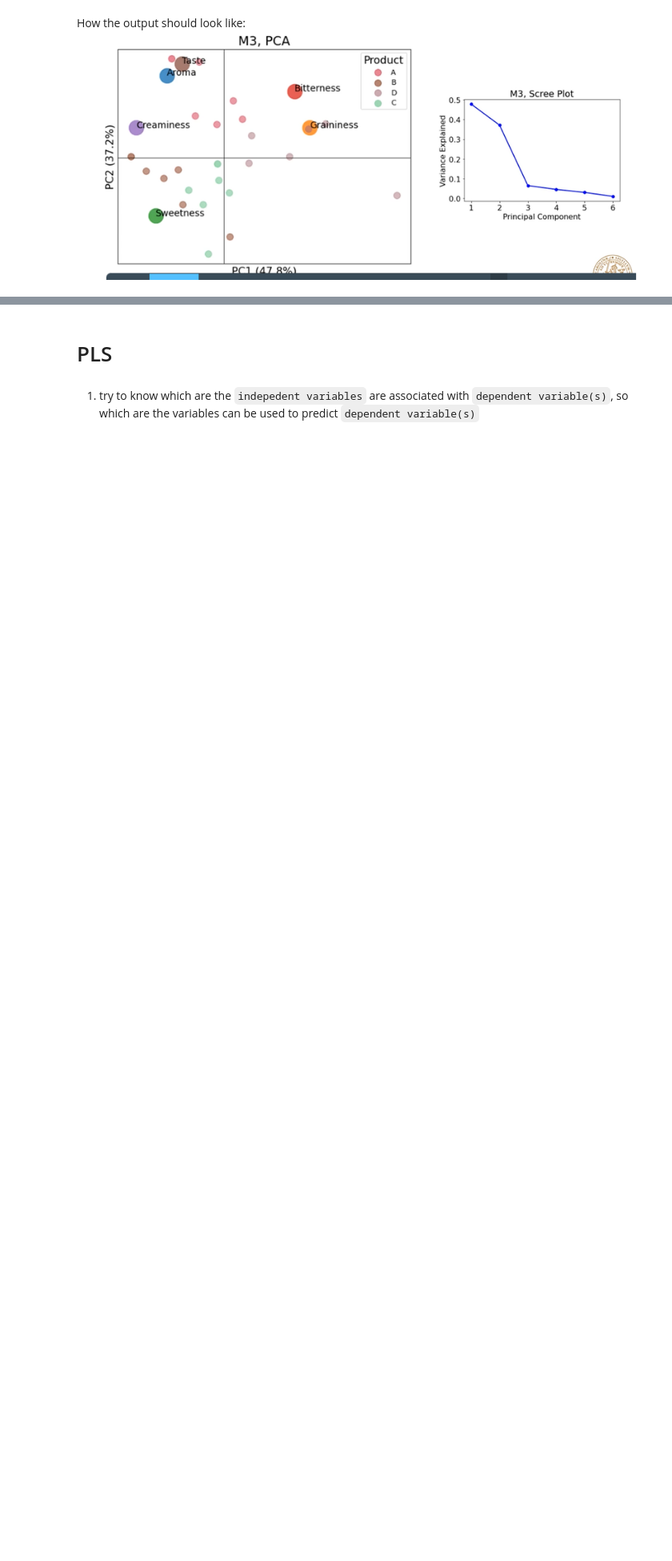
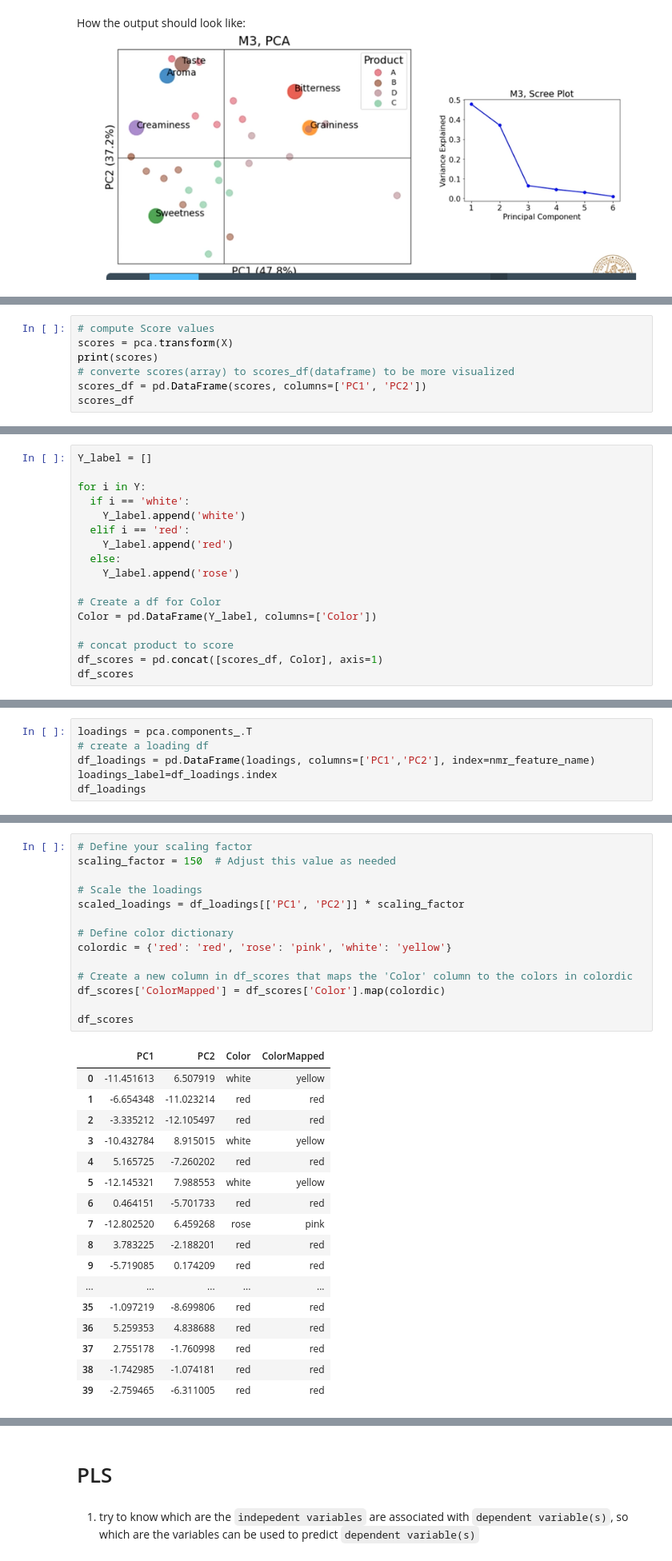
Before and after one commit to Jadelu03/M3, a Jupyter notebook: Task1.ipynb, the cells around one changed output, grey strips where cells are left out. Shown: that part at 80% size. Saved outputs shown, nothing was run; the diff lists cells and outputs as text; blank space fills up the shorter version.

```diff
--- a/Task1.ipynb
+++ b/Task1.ipynb
@@ -170,0 +305,7 @@ How the output should look like: ![image.png](attachment:image.png)
+# %%
+# compute Score values
+scores = pca.transform(X)
+print(scores)
+# converte scores(array) to scores_df(dataframe) to be more visualized
+scores_df = pd.DataFrame(scores, columns=['PC1', 'PC2'])
+scores_df
@@ -170,0 +351,17 @@ How the output should look like: ![image.png](attachment:image.png)
+# %%
+Y_label = []
+
+for i in Y:
+  if i == 'white':
+    Y_label.append('white')
+  elif i == 'red':
+    Y_label.append('red')
+  else:
+    Y_label.append('rose')
+
+# Create a df for Color
+Color = pd.DataFrame(Y_label, columns=['Color'])
+
+# concat product to score
+df_scores = pd.concat([scores_df, Color], axis=1)
+df_scores
@@ -170,0 +386,6 @@ How the output should look like: ![image.png](attachment:image.png)
+# %%
+loadings = pca.components_.T
+# create a loading df
+df_loadings = pd.DataFrame(loadings, columns=['PC1','PC2'], index=nmr_feature_name)
+loadings_label=df_loadings.index
+df_loadings
@@ -170,0 +408,32 @@ How the output should look like: ![image.png](attachment:image.png)
+# %%
+# Define your scaling factor
+scaling_factor = 150  # Adjust this value as needed
+
+# Scale the loadings
+scaled_loadings = df_loadings[['PC1', 'PC2']] * scaling_factor
+
+# Define color dictionary
+colordic = {'red': 'red', 'rose': 'pink', 'white': 'yellow'}
+
+# Create a new column in df_scores that maps the 'Color' column to the colors in colordic
+df_scores['ColorMapped'] = df_scores['Color'].map(colordic)
+
+df_scores
+# %% [output]
+|  | PC1 | PC2 | Color | ColorMapped |
+| 0 | -11.451613 | 6.507919 | white | yellow |
+| 1 | -6.654348 | -11.023214 | red | red |
+| 2 | -3.335212 | -12.105497 | red | red |
+| 3 | -10.432784 | 8.915015 | white | yellow |
+| 4 | 5.165725 | -7.260202 | red | red |
+| 5 | -12.145321 | 7.988553 | white | yellow |
+| 6 | 0.464151 | -5.701733 | red | red |
+| 7 | -12.802520 | 6.459268 | rose | pink |
+| 8 | 3.783225 | -2.188201 | red | red |
+| 9 | -5.719085 | 0.174209 | red | red |
+| ... | ... | ... | ... | ... |
+| 35 | -1.097219 | -8.699806 | red | red |
+| 36 | 5.259353 | 4.838688 | red | red |
+| 37 | 2.755178 | -1.760998 | red | red |
+| 38 | -1.742985 | -1.074181 | red | red |
+| 39 | -2.759465 | -6.311005 | red | red |
```
Also changed, not shown: parts of 24 cells of this notebook, 4 other files.
